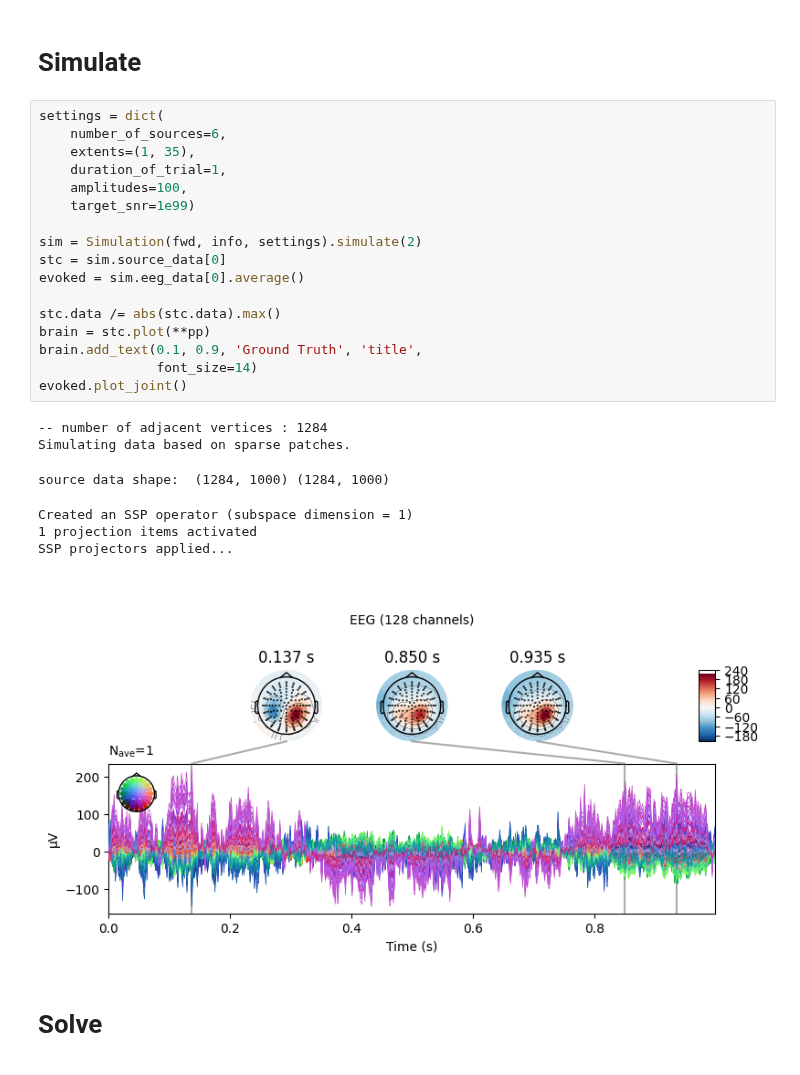
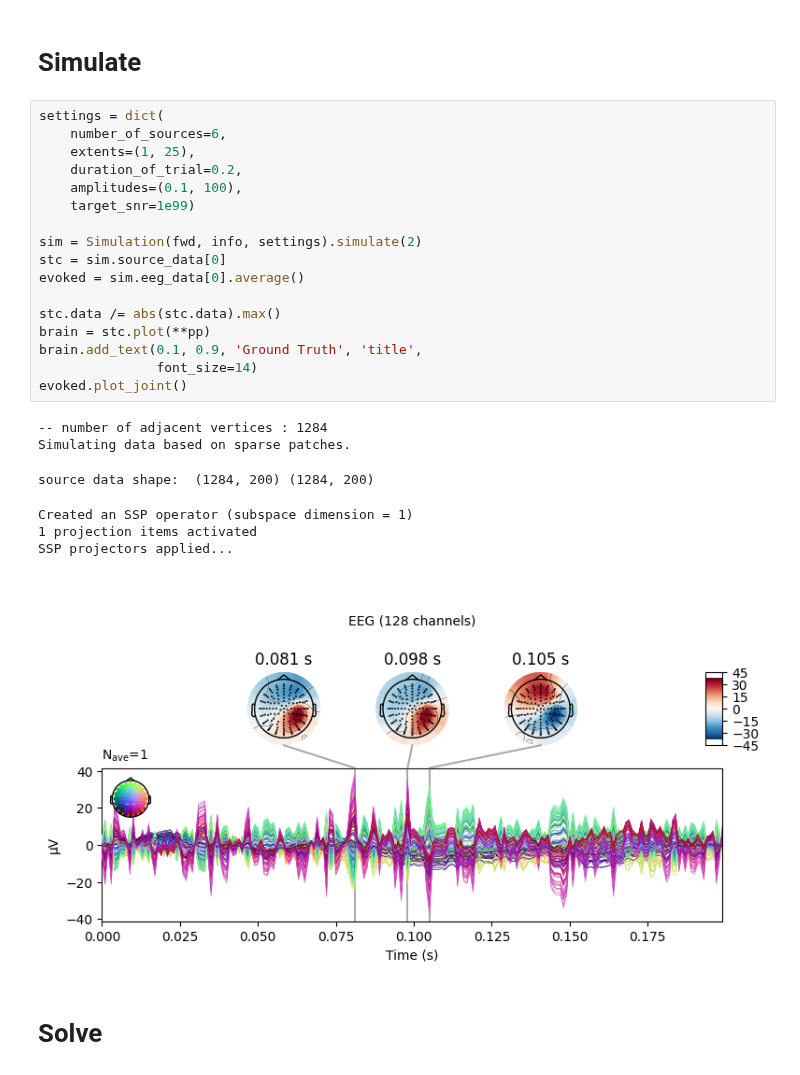
Before and after one commit to LukeTheHecker/invert, a Jupyter notebook: dev/evaluate.ipynb, the cells around one changed output. Cells and saved outputs as stored; diff of their text form.

```diff
--- a/dev/evaluate.ipynb
+++ b/dev/evaluate.ipynb
@@ -36,28 +36,28 @@ n_chans, n_dipoles = leadfield.shape
 # %%
 settings = dict(
     number_of_sources=6,
-    extents=(1, 35),
-    duration_of_trial=1,
-    amplitudes=100,
+    extents=(1, 25),
+    duration_of_trial=0.2,
+    amplitudes=(0.1, 100),
     target_snr=1e99)
 
 sim = Simulation(fwd, info, settings).simulate(2)
 stc = sim.source_data[0]
 evoked = sim.eeg_data[0].average()
 
 stc.data /= abs(stc.data).max()
 brain = stc.plot(**pp)
 brain.add_text(0.1, 0.9, 'Ground Truth', 'title',
                font_size=14)
 evoked.plot_joint()
 # %% [output]
 -- number of adjacent vertices : 1284
 Simulating data based on sparse patches.
-source data shape:  (1284, 1000) (1284, 1000)
+source data shape:  (1284, 200) (1284, 200)
 Created an SSP operator (subspace dimension = 1)
 1 projection items activated
 SSP projectors applied...
-[figure, old version]
+[figure, new version]
 # %% [markdown]
 # Solve
 # %%
```
Also changed, not shown: parts of 3 cells of this notebook, 3 other files.
